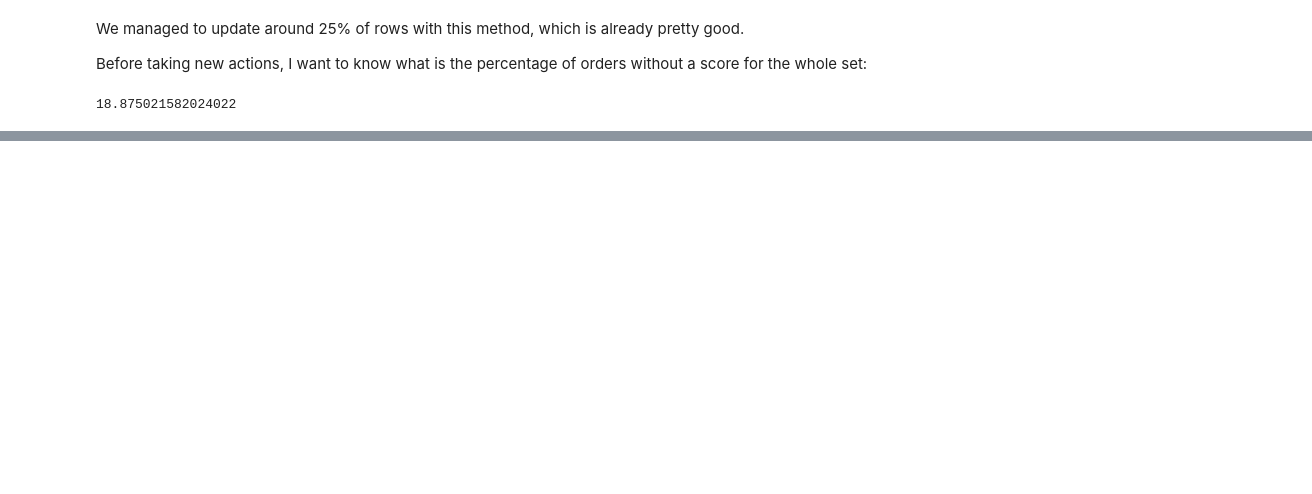
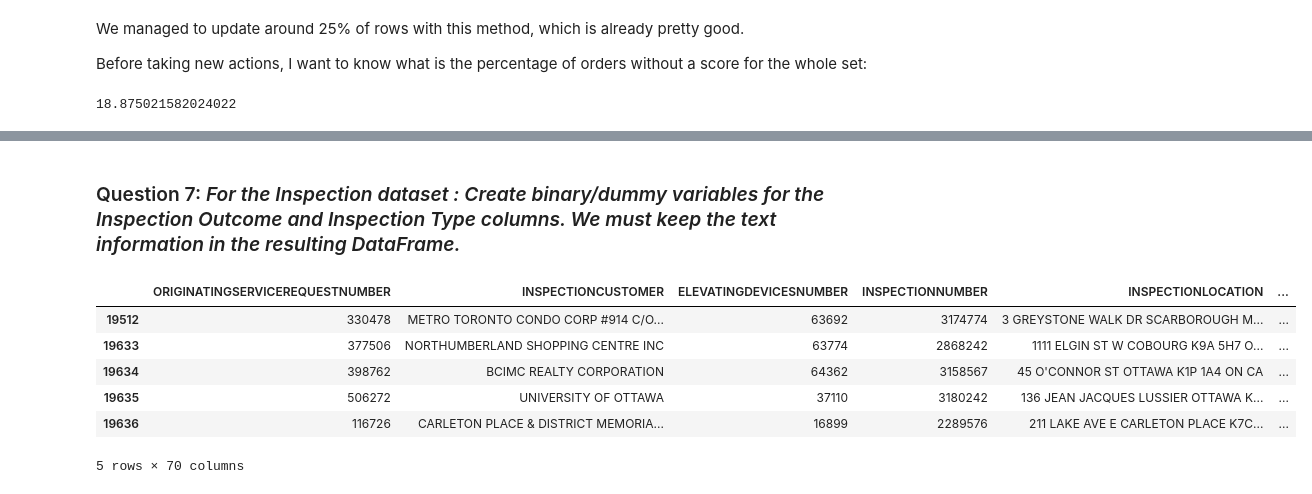
Before and after one commit to MathieuHoude/smartjourney, a Jupyter notebook: notebooks/Order.ipynb, the cells around one changed output, grey strips where cells are left out. Cells and saved outputs as stored; diff of their text form; code cells hidden in the pictures; blank space fills up the shorter version.

Commit message:
questions 1-7 done

```diff
--- a/notebooks/Order.ipynb
+++ b/notebooks/Order.ipynb
@@ -221,0 +218,10 @@ ordersWithoutRiskScore.to_csv('../data/processed/ordersWithoutRiskScore.csv')
+# %%
+import numpy as np
+threshold = 500
+outcomes = inspected["INSPECTIONOUTCOME"].value_counts()
+to_be_changed = []
+for outcome, count in outcomes.items():
+    if count < threshold:
+        to_be_changed.append(outcome)
+inspected.loc[inspected["INSPECTIONOUTCOME"].isin(to_be_changed), "INSPECTIONOUTCOME"] = "Other"
+inspected["INSPECTIONOUTCOME"].value_counts()
@@ -221,0 +248,10 @@ ordersWithoutRiskScore.to_csv('../data/processed/ordersWithoutRiskScore.csv')
+# %%
+import numpy as np
+threshold = 250
+outcomes = inspected["INSPECTIONTYPE"].value_counts()
+to_be_changed = []
+for outcome, count in outcomes.items():
+    if count < threshold:
+        to_be_changed.append(outcome)
+inspected.loc[inspected["INSPECTIONTYPE"].isin(to_be_changed), "INSPECTIONTYPE"] = "Other"
+inspected["INSPECTIONTYPE"].value_counts()
@@ -221,0 +276,13 @@ ordersWithoutRiskScore.to_csv('../data/processed/ordersWithoutRiskScore.csv')
+# %% [markdown]
+### Question 7: *For the Inspection dataset : Create binary/dummy variables for the Inspection Outcome and Inspection Type columns. We must keep the text information in the resulting DataFrame.*
+# %%
+inspected = pd.get_dummies(inspected, columns=["INSPECTIONTYPE", "INSPECTIONOUTCOME"])
+inspected.head()
+# %% [output]
+|  | ORIGINATINGSERVICEREQUESTNUMBER | INSPECTIONCUSTOMER | ELEVATINGDEVICESNUMBER | INSPECTIONNUMBER | INSPECTIONLOCATION | ... |
+| 19512 | 330478 | METRO TORONTO CONDO CORP #914 C/O... | 63692 | 3174774 | 3 GREYSTONE WALK DR SCARBOROUGH M... | ... |
+| 19633 | 377506 | NORTHUMBERLAND SHOPPING CENTRE INC | 63774 | 2868242 | 1111 ELGIN ST W COBOURG K9A 5H7 O... | ... |
+| 19634 | 398762 | BCIMC REALTY CORPORATION | 64362 | 3158567 | 45 O'CONNOR ST OTTAWA K1P 1A4 ON CA | ... |
+| 19635 | 506272 | UNIVERSITY OF OTTAWA | 37110 | 3180242 | 136 JEAN JACQUES LUSSIER OTTAWA K... | ... |
+| 19636 | 116726 | CARLETON PLACE & DISTRICT MEMORIA... | 16899 | 2289576 | 211 LAKE AVE E CARLETON PLACE K7C... | ... |
+5 rows × 70 columns
```
Also changed, not shown: parts of 8 cells of this notebook.
